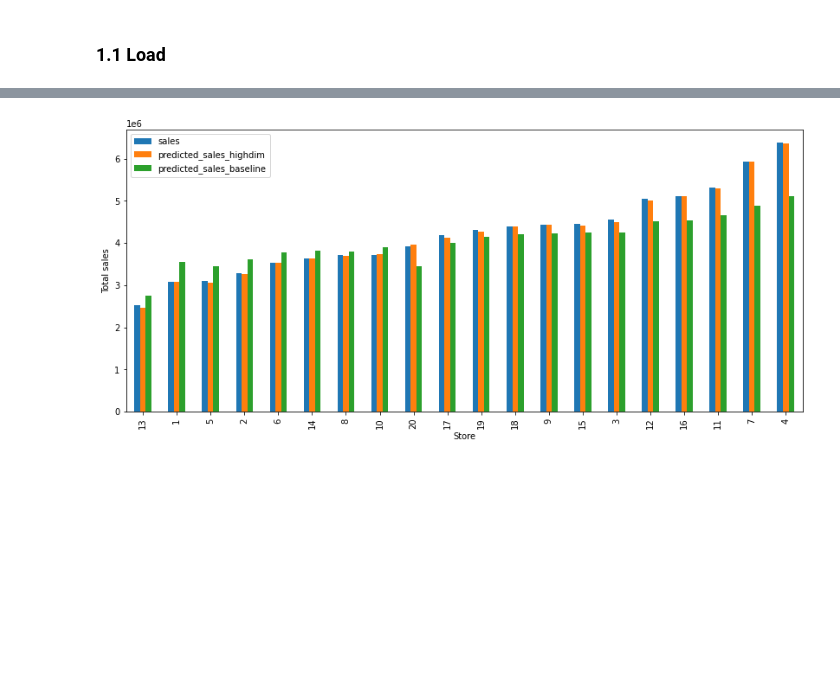
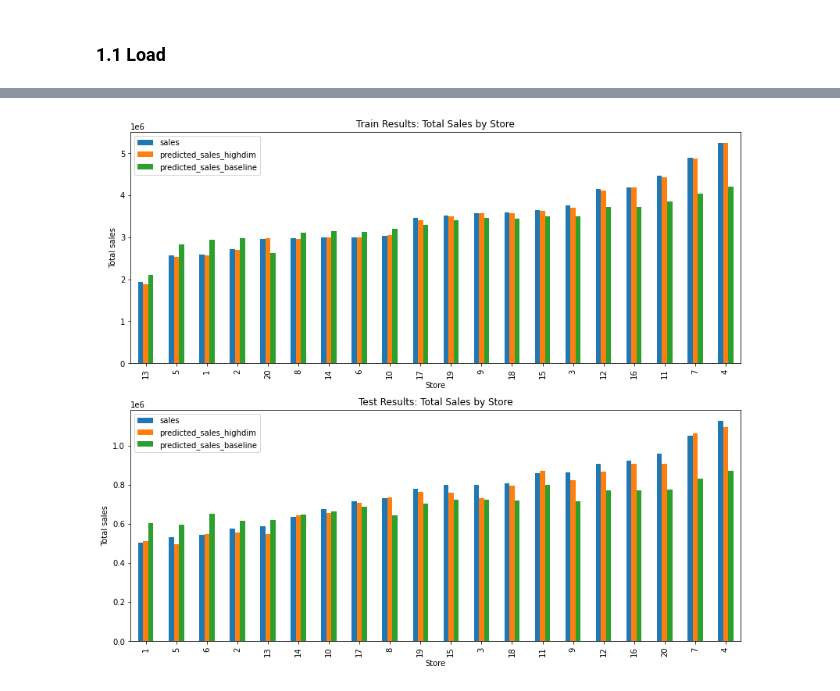
Before and after one commit to Quantco/glum, a Jupyter notebook: docs/tutorials/rossman/simple_glm.ipynb, the cells around one changed output, grey strips where cells are left out. Cells and saved outputs as stored; diff of their text form; code cells hidden in the pictures; blank space fills up the shorter version.

```diff
--- a/docs/tutorials/rossman/simple_glm.ipynb
+++ b/docs/tutorials/rossman/simple_glm.ipynb
@@ -216,12 +247,17 @@ plt.show()
-# %%
-df_plot_store = df[select_train|select_val].groupby(
-    ["store"]
-).agg("sum")[sales_cols].reset_index()[:20].sort_values(by="sales")
-
-_, ax = plt.subplots(1, 1, figsize=(14, 6))
-df_plot_store.plot.bar(x="store", ax=ax)
-ax.set_xlabel("Store")
-ax.set_ylabel("Total sales")
-plt.show()
-# %% [output]
-[figure, removed]
+# %%
+_, axs = plt.subplots(2, 1, figsize=(14, 12))
+for i, select in enumerate([select_train, select_val]):
+    ax = axs[i]
+    df_plot_store = df[select].groupby(
+        ["store"]
+    ).agg("sum")[sales_cols].reset_index()[:20].sort_values(by="sales")
+
+    df_plot_store.plot.bar(x="store", ax=ax)
+    ax.set_xlabel("Store")
+    ax.set_ylabel("Total sales")
+
+axs[0].set_title("Train Results: Total Sales by Store")
+axs[1].set_title("Test Results: Total Sales by Store")
+plt.show()
+# %% [output]
+[figure, added]
```
Also changed, not shown: parts of 25 cells of this notebook, 2 other files.
